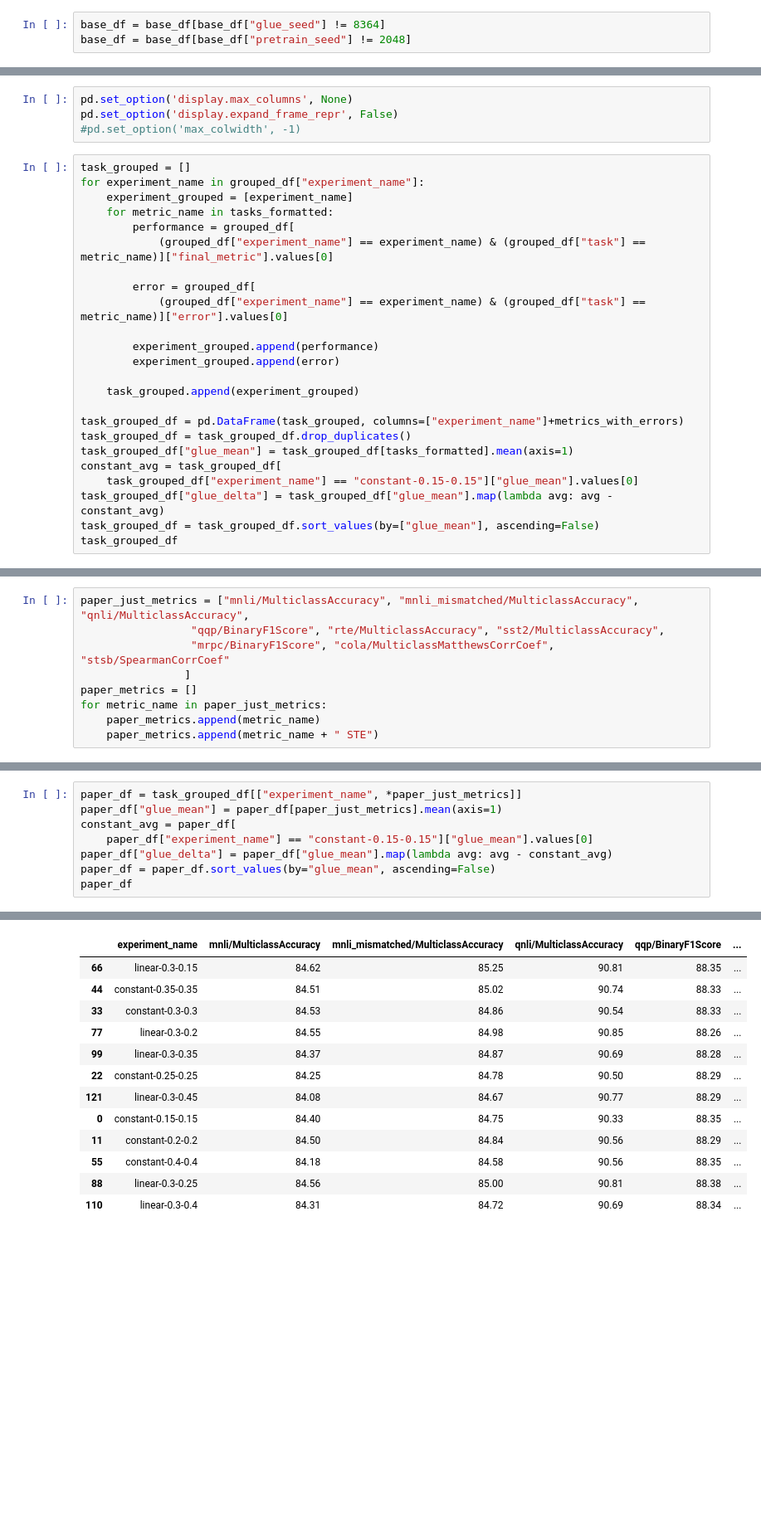
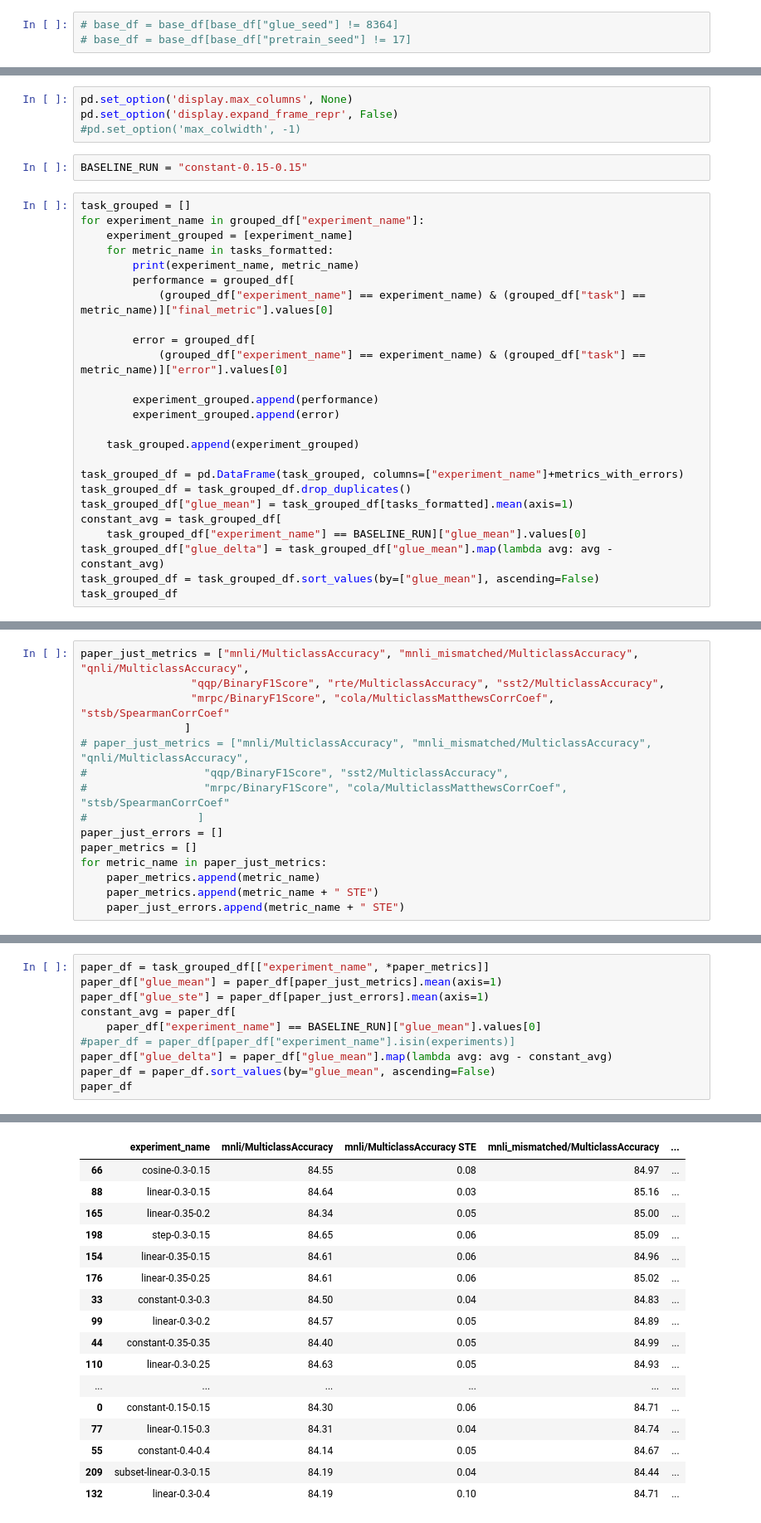
Before and after one commit to mosaicml/examples, a Jupyter notebook: examples/bert/results/glue-best-results.ipynb, the cells around one changed output, grey strips where cells are left out. Shown: that part at 83% size. Cells and saved outputs as stored; diff of their text form; blank space fills up the shorter version.

```diff
--- a/examples/bert/results/glue-best-results.ipynb
+++ b/examples/bert/results/glue-best-results.ipynb
@@ -178,6 +220,6 @@ Name: count, dtype: int64
 # %%
-base_df = base_df[base_df["glue_seed"] != 8364]
-base_df = base_df[base_df["pretrain_seed"] != 2048]
+# base_df = base_df[base_df["glue_seed"] != 8364]
+# base_df = base_df[base_df["pretrain_seed"] != 17]
 # %%
 metric_stand_err = base_df.groupby(["experiment_name", "task"])["final_metric"].sem().reset_index()
 metric_stand_err
@@ -244,11 +290,14 @@ metrics_with_errors
 pd.set_option('display.max_columns', None)
 pd.set_option('display.expand_frame_repr', False)
 #pd.set_option('max_colwidth', -1)
+# %%
+BASELINE_RUN = "constant-0.15-0.15"
 # %%
 task_grouped = []
 for experiment_name in grouped_df["experiment_name"]:
     experiment_grouped = [experiment_name]
     for metric_name in tasks_formatted:
+        print(experiment_name, metric_name)
         performance = grouped_df[
             (grouped_df["experiment_name"] == experiment_name) & (grouped_df["task"] == metric_name)]["final_metric"].values[0]
 
@@ -264,7 +313,7 @@ task_grouped_df = pd.DataFrame(task_grouped, columns=["experiment_name"]+metrics
 task_grouped_df = task_grouped_df.drop_duplicates()
 task_grouped_df["glue_mean"] = task_grouped_df[tasks_formatted].mean(axis=1)
 constant_avg = task_grouped_df[
-    task_grouped_df["experiment_name"] == "constant-0.15-0.15"]["glue_mean"].values[0]
+    task_grouped_df["experiment_name"] == BASELINE_RUN]["glue_mean"].values[0]
 task_grouped_df["glue_delta"] = task_grouped_df["glue_mean"].map(lambda avg: avg - constant_avg)
 task_grouped_df = task_grouped_df.sort_values(by=["glue_mean"], ascending=False)
 task_grouped_df
@@ -303,7 +377,13 @@ paper_just_metrics = ["mnli/MulticlassAccuracy", "mnli_mismatched/MulticlassAccu
                  "qqp/BinaryF1Score", "rte/MulticlassAccuracy", "sst2/MulticlassAccuracy",
                  "mrpc/BinaryF1Score", "cola/MulticlassMatthewsCorrCoef", "stsb/SpearmanCorrCoef"
                 ]
+# paper_just_metrics = ["mnli/MulticlassAccuracy", "mnli_mismatched/MulticlassAccuracy", "qnli/MulticlassAccuracy",
+#                  "qqp/BinaryF1Score", "sst2/MulticlassAccuracy",
+#                  "mrpc/BinaryF1Score", "cola/MulticlassMatthewsCorrCoef", "stsb/SpearmanCorrCoef"
+#                 ]
+paper_just_errors = []
 paper_metrics = []
 for metric_name in paper_just_metrics:
     paper_metrics.append(metric_name)
     paper_metrics.append(metric_name + " STE")
+    paper_just_errors.append(metric_name + " STE")
@@ -310,8 +393,10 @@ for metric_name in paper_just_metrics:
 # %%
-paper_df = task_grouped_df[["experiment_name", *paper_just_metrics]]
+paper_df = task_grouped_df[["experiment_name", *paper_metrics]]
 paper_df["glue_mean"] = paper_df[paper_just_metrics].mean(axis=1)
+paper_df["glue_ste"] = paper_df[paper_just_errors].mean(axis=1)
 constant_avg = paper_df[
-    paper_df["experiment_name"] == "constant-0.15-0.15"]["glue_mean"].values[0]
+    paper_df["experiment_name"] == BASELINE_RUN]["glue_mean"].values[0]
+#paper_df = paper_df[paper_df["experiment_name"].isin(experiments)]
 paper_df["glue_delta"] = paper_df["glue_mean"].map(lambda avg: avg - constant_avg)
 paper_df = paper_df.sort_values(by="glue_mean", ascending=False)
 paper_df
@@ -328,17 +418,21 @@ See the caveats in the documentation: https://pandas.pydata.org/pandas-docs/stab
   paper_df["glue_delta"] = paper_df["glue_mean"].map(lambda avg: avg - constant_avg)
-|  | experiment_name | mnli/MulticlassAccuracy | mnli_mismatched/MulticlassAccuracy | qnli/MulticlassAccuracy | qqp/BinaryF1Score | ... |
-| 66 | linear-0.3-0.15 | 84.62 | 85.25 | 90.81 | 88.35 | ... |
-| 44 | constant-0.35-0.35 | 84.51 | 85.02 | 90.74 | 88.33 | ... |
-| 33 | constant-0.3-0.3 | 84.53 | 84.86 | 90.54 | 88.33 | ... |
-| 77 | linear-0.3-0.2 | 84.55 | 84.98 | 90.85 | 88.26 | ... |
-| 99 | linear-0.3-0.35 | 84.37 | 84.87 | 90.69 | 88.28 | ... |
-| 22 | constant-0.25-0.25 | 84.25 | 84.78 | 90.50 | 88.29 | ... |
-| 121 | linear-0.3-0.45 | 84.08 | 84.67 | 90.77 | 88.29 | ... |
-| 0 | constant-0.15-0.15 | 84.40 | 84.75 | 90.33 | 88.35 | ... |
-| 11 | constant-0.2-0.2 | 84.50 | 84.84 | 90.56 | 88.29 | ... |
-| 55 | constant-0.4-0.4 | 84.18 | 84.58 | 90.56 | 88.35 | ... |
-| 88 | linear-0.3-0.25 | 84.56 | 85.00 | 90.81 | 88.38 | ... |
-| 110 | linear-0.3-0.4 | 84.31 | 84.72 | 90.69 | 88.34 | ... |
+|  | experiment_name | mnli/MulticlassAccuracy | mnli/MulticlassAccuracy STE | mnli_mismatched/MulticlassAccuracy | ... |
+| 66 | cosine-0.3-0.15 | 84.55 | 0.08 | 84.97 | ... |
+| 88 | linear-0.3-0.15 | 84.64 | 0.03 | 85.16 | ... |
+| 165 | linear-0.35-0.2 | 84.34 | 0.05 | 85.00 | ... |
+| 198 | step-0.3-0.15 | 84.65 | 0.06 | 85.09 | ... |
+| 154 | linear-0.35-0.15 | 84.61 | 0.06 | 84.96 | ... |
+| 176 | linear-0.35-0.25 | 84.61 | 0.06 | 85.02 | ... |
+| 33 | constant-0.3-0.3 | 84.50 | 0.04 | 84.83 | ... |
+| 99 | linear-0.3-0.2 | 84.57 | 0.05 | 84.89 | ... |
+| 44 | constant-0.35-0.35 | 84.40 | 0.05 | 84.99 | ... |
+| 110 | linear-0.3-0.25 | 84.63 | 0.05 | 84.93 | ... |
+| ... | ... | ... | ... | ... | ... |
+| 0 | constant-0.15-0.15 | 84.30 | 0.06 | 84.71 | ... |
+| 77 | linear-0.15-0.3 | 84.31 | 0.04 | 84.74 | ... |
+| 55 | constant-0.4-0.4 | 84.14 | 0.05 | 84.67 | ... |
+| 209 | subset-linear-0.3-0.15 | 84.19 | 0.04 | 84.44 | ... |
+| 132 | linear-0.3-0.4 | 84.19 | 0.10 | 84.71 | ... |
 # %%
 paper_df[["experiment_name", "glue_mean", "glue_delta"]]
 # %% [output]
```
Also changed, not shown: parts of 29 cells of this notebook, 4 other files.
